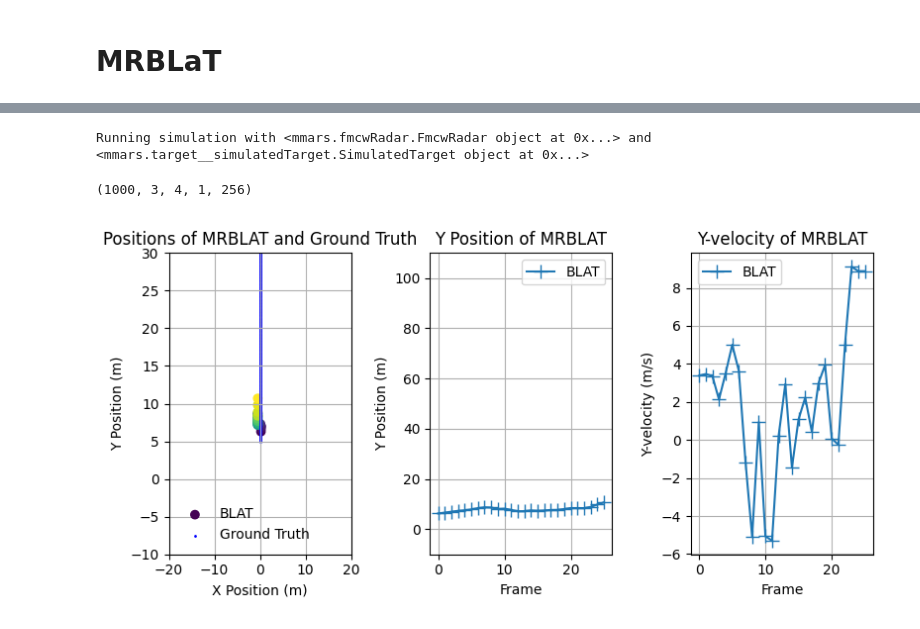
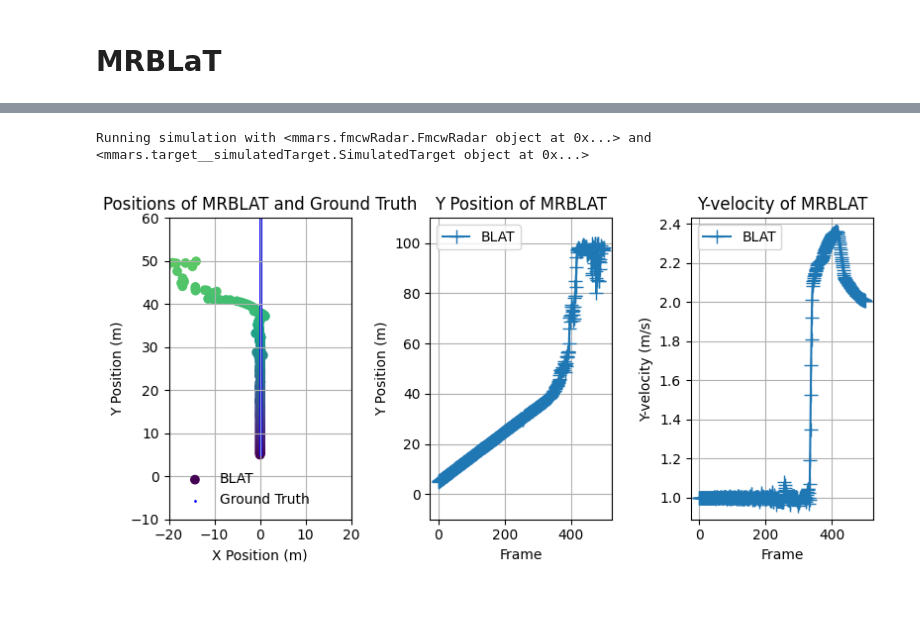
Before and after one commit to RHIMMELAND/MMARS, a Jupyter notebook: examples/real_MRBLaT_test.ipynb, the cells around one changed output, grey strips where cells are left out. Cells and saved outputs as stored; diff of their text form; code cells hidden in the pictures.

```diff
--- a/examples/real_MRBLaT_test.ipynb
+++ b/examples/real_MRBLaT_test.ipynb
@@ -304,47 +336,46 @@ plt.scatter(tracking_data_x[:90], tracking_data_y[:90], c=np.linspace(0,1,90), c
 # %%
-radar_model_1 = mmars.FmcwRadar(np.array([[0,0]]), N_chirps=1)
+simulated_radar_model_1 = radar_model_1 # mmars.FmcwRadar(np.array([[0,0]]), N_chirps=1) #
 target_model = mmars.SimulatedTarget(start_position=np.array([[0.,5.]]), start_velocity=1., T_total=100., T_frame=T_frame)
 target_model.generate_trajectory(trajectory_type="linear")
 target_ground_truth = target_model.get_trajectory()
-simulation_data_1 = mmars.Simulation(radar_model_1, target_model)
+simulation_data_1 = mmars.Simulation(simulated_radar_model_1, target_model)
 simulation_data_1.run()
 sim_data_1 = simulation_data_1.get_data()
-intial_guess = np.array([[target_ground_truth[0][0]], [target_ground_truth[1][0]], [target_ground_truth[2][0]], [target_ground_truth[3][0]]])
-
-simulated_single_radar = mmars.Tracking([sim_data_1], [radar_model_1.get_parameters], intial_guess)
-sim_single_phi_bar,sim_single_phi_barbar = real_single_radar.run_mrblat(T_frame, fifo_length=None, N_frames=26, N_iter=500)
+intial_guess = np.array([[0], [5], [0], [0]])
+# print(sim_data_1[0])
+simulated_single_radar = mmars.Tracking([sim_data_1], [simulated_radar_model_1.get_parameters], intial_guess)
+sim_single_phi_bar,sim_single_phi_barbar = simulated_single_radar.run_mrblat(T_frame, fifo_length=25, N_frames=500, N_iter=500)
 # %% [output]
 Running simulation with <mmars.fmcwRadar.FmcwRadar object at 0x...> and <mmars.target__simulatedTarget.SimulatedTarget object at 0x...>
-(1000, 3, 4, 1, 256)
 # %%
 fig, ax = plt.subplots(1, 3, figsize=(8, 4))
 ax[0].scatter(sim_single_phi_bar[:,0], sim_single_phi_bar[:,1], label="BLAT", cmap="viridis", c=np.linspace(0,1,len(sim_single_phi_bar)))
 ax[0].scatter(target_ground_truth[0], target_ground_truth[1], label="Ground Truth", color="blue",s=1)
 ax[0].set_title("Positions of MRBLAT and Ground Truth")
 ax[0].set_xlabel("X Position (m)")
 ax[0].set_ylabel("Y Position (m)")
 ax[0].legend(framealpha=0.)
 ax[0].grid(True)
-ax[0].set_ylim(-10, 30)
+ax[0].set_ylim(-10, 60)
 ax[0].set_xlim(-20, 20)
 
 ax[1].plot(sim_single_phi_bar[:,1], label="BLAT", marker="+", markersize=10)
 # ax[1].plot(multi_phi_bar[:,1], label="MRBLAT", marker="+", markersize=10)
 ax[1].set_xlabel("Frame")
 ax[1].set_ylabel("Y Position (m)")
 ax[1].set_title("Y Position of MRBLAT")
 ax[1].legend()
 ax[1].grid(True)
 ax[1].set_ylim(-10, 110)
 
 ax[2].plot(sim_single_phi_bar[:,3], label="BLAT", marker="+", markersize=10)
 # ax[2].plot(multi_phi_bar[:,3], label="MRBLAT", marker="+", markersize=10)
 ax[2].set_xlabel("Frame")
 ax[2].set_ylabel("Y-velocity (m/s)")
 ax[2].set_title("Y-velocity of MRBLAT")
 ax[2].legend()
 ax[2].grid(True)
 plt.tight_layout()
 plt.show()
 # %% [output]
-[figure, old version]
+[figure, new version]
```
Also changed, not shown: parts of 10 cells of this notebook, 5 other files.
